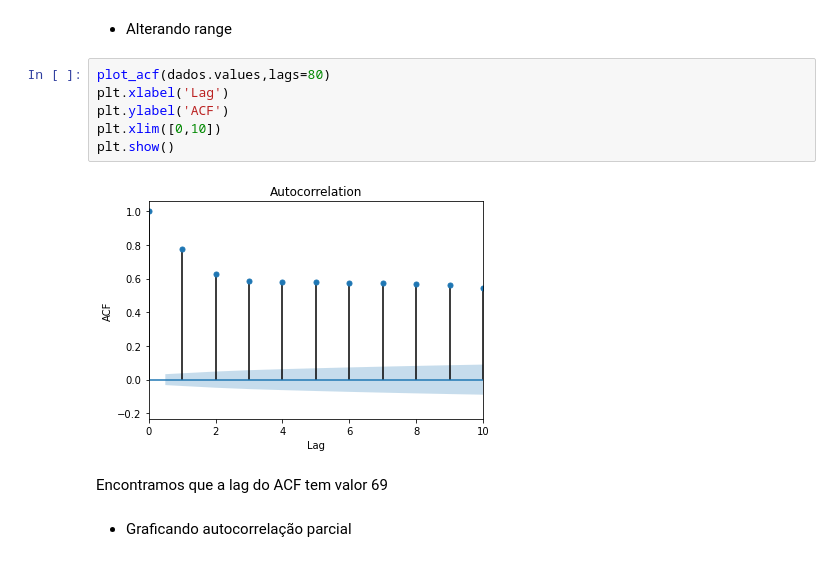
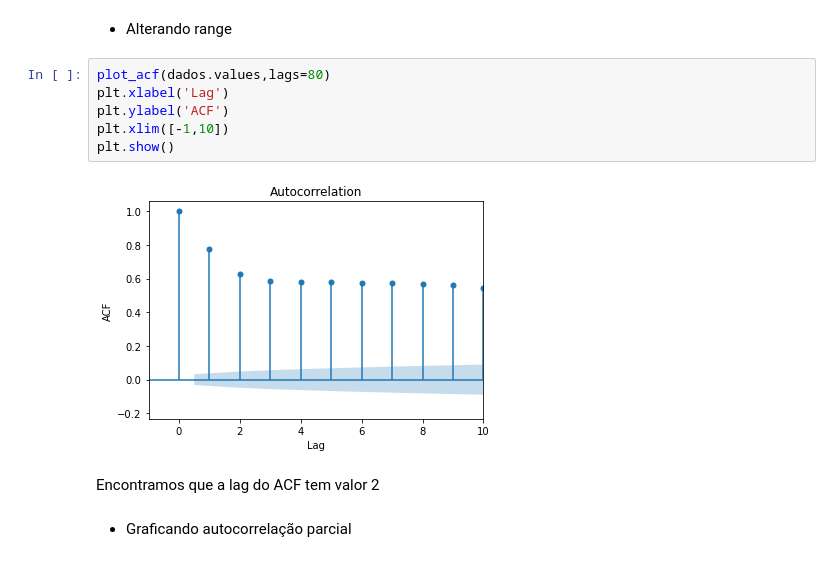
Before and after one commit to danmorales/CursoDS_ProfDanilo, a Jupyter notebook: Time_Series/ACF_PACF/Time_Series_ACF_PACF_Temperatura.ipynb, the cells around one changed output. Drawn from its saved outputs; the diff is of its cells as text.

```diff
--- a/Time_Series/ACF_PACF/Time_Series_ACF_PACF_Temperatura.ipynb
+++ b/Time_Series/ACF_PACF/Time_Series_ACF_PACF_Temperatura.ipynb
@@ -56,13 +56,13 @@ plt.show()
 # %%
 plot_acf(dados.values,lags=80)
 plt.xlabel('Lag')
 plt.ylabel('ACF')
-plt.xlim([0,10])
+plt.xlim([-1,10])
 plt.show()
 # %% [output]
-[figure, old version]
+[figure, new version]
 # %% [markdown]
-Encontramos que a lag do ACF tem valor 69
+Encontramos que a lag do ACF tem valor 2
 # %% [markdown]
 * Graficando autocorrelação parcial
 # %%
```
Also changed, not shown: parts of 4 cells of this notebook, 13 other files.
